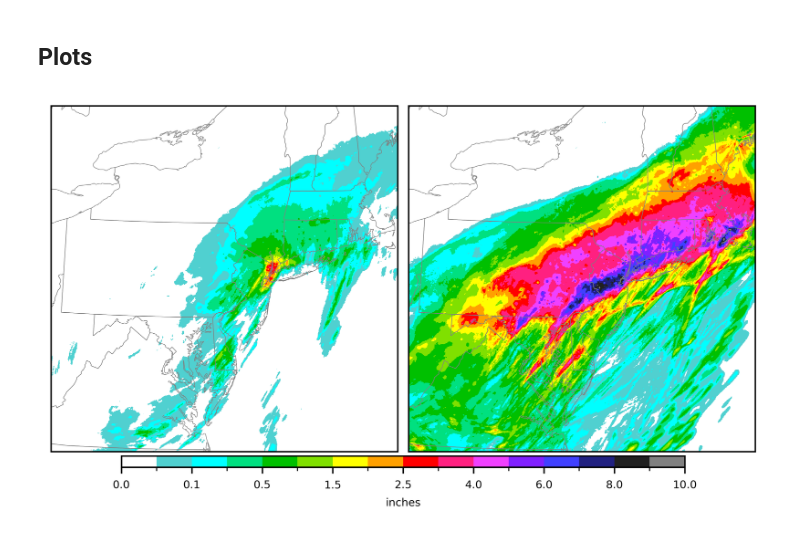
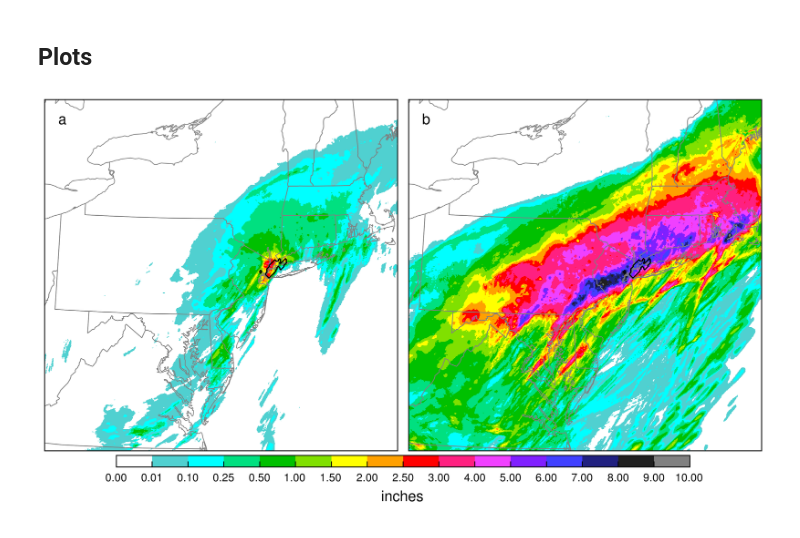
Before and after one commit to tyfolino/ida-precip, a Jupyter notebook: new-wofs/MRMS.ipynb, the cells around one changed output. Saved outputs shown, nothing was run; the diff lists cells and outputs as text; code cells hidden in the pictures.

```diff
--- a/new-wofs/MRMS.ipynb
+++ b/new-wofs/MRMS.ipynb
@@ -18,6 +18,9 @@ import cartopy.crs as ccrs
 from metpy.plots import ctables
 import cartopy.feature as cfeature
 import matplotlib.colors as mcolors
+import scienceplots
+
+plt.style.use(["science","nature"])
 # %%
 # Make the above code into a function
 def read_in_mrms_data(bucket_name: str, path: str, hour: str) -> xr.DataArray:
@@ -66,6 +69,8 @@ daily = read_in_mrms_data(
 # %%
 # Read in any WoFS simulation to get some projection attrs
 wofs = xr.open_dataset("/mnt/drive2/new-wofs/20Z/wofs_ALL_43_20210901_2000_2335.nc")
+wofs_lat = wofs.xlat
+wofs_lon = wofs.xlon
 
 # Set up Cartopy projection
 proj = ccrs.LambertConformal(
@@ -80,64 +85,80 @@ lon = hourly.longitude
 
 # Get MetPy ctable for precip
 precip_cmap = ctables.registry.get_colortable("precipitation")
+# %%
+# Read in aoi file
+aoi = xr.open_dataarray("../data-holding/aoi.nc")
 # %% [markdown]
 ## Plots
 # %%
 # Set levels
 levels = [0, 0.01, 0.1, 0.25, 0.50, 1, 1.5, 2, 2.5, 3, 4, 5, 6, 7, 8, 9, 10]
 
+letters = ["a", "b"]
+
 # Create a normalization object
 norm = mcolors.BoundaryNorm(levels, ncolors=len(levels) - 1, clip=False)
+
+# List of hourly and daily
+to_plot = [hourly, daily]
 
 # Make a plot of the hourly rainfall
 fig, axes = plt.subplots(
     1,
     2,
     figsize=(5.5, 3.2),
     dpi=600,
     subplot_kw={"projection": proj},
     layout="constrained",
 )
 
-# Plot the hourly rainfall
-pc1 = axes[0].pcolormesh(
-    lon,
-    lat,
-    hourly / 25.4,
-    norm=norm,
-    transform=ccrs.PlateCarree(),
-    cmap=precip_cmap,  # type: ignore
-)
-
-# Plot the 24-hour rainfall
-pc2 = axes[1].pcolormesh(
-    lon,
-    lat,
-    daily / 25.4,
-    norm=norm,
-    transform=ccrs.PlateCarree(),
-    cmap=precip_cmap,  # type: ignore
-)
-
-for ax in axes:
+for i,ax in enumerate(axes):
     ax.set_extent(  # type: ignore
         [
             -449900.09156094893,
             449900.51654555957,
             -447909.5438942791,
             448284.39736015256,
         ],
         crs=proj,
     )
 
-    ax.add_feature(cfeature.STATES, linewidth=0.3, edgecolor="gray")  # type: ignore
+    pc = ax.pcolormesh(
+        lon,
+        lat,
+        to_plot[i] / 25.4,
+        norm=norm,
+        transform=ccrs.PlateCarree(),
+        cmap=precip_cmap,  # type: ignore
+    )
+
+    ax.add_feature(cfeature.STATES, linewidth=0.4, edgecolor="gray")  # type: ignore
+
+    # Add the AOI
+    ax.contour(
+        wofs_lon,
+        wofs_lat,
+        aoi.values,
+        levels=[0, 0.5, 1],
+        colors=["black"],
+        transform=ccrs.PlateCarree(),
+        zorder=3,
+        linewidths=[0.4],
+    )
+
+    ax.text(
+        0.04, 0.93, letters[i], transform=ax.transAxes, fontsize=8, fontweight="heavy"
+    )
 
 # Add colorbar to figure
-cb = fig.colorbar(pc1, ax=axes, orientation="horizontal", pad=0.01, aspect=50, shrink=0.8)
-cb.set_label("inches",fontsize=6)
+cb = fig.colorbar(
+    pc, ax=axes, orientation="horizontal", pad=0.01, aspect=50, shrink=0.8
+)
+cb.set_ticks(levels)
+cb.set_label("inches", fontsize=8)
 cb.ax.tick_params(labelsize=6)
 
 # Show figure
 plt.show()
 # %% [output]
-[figure, old version]
+[figure, new version]
```
Also changed, not shown: 5 other files.
